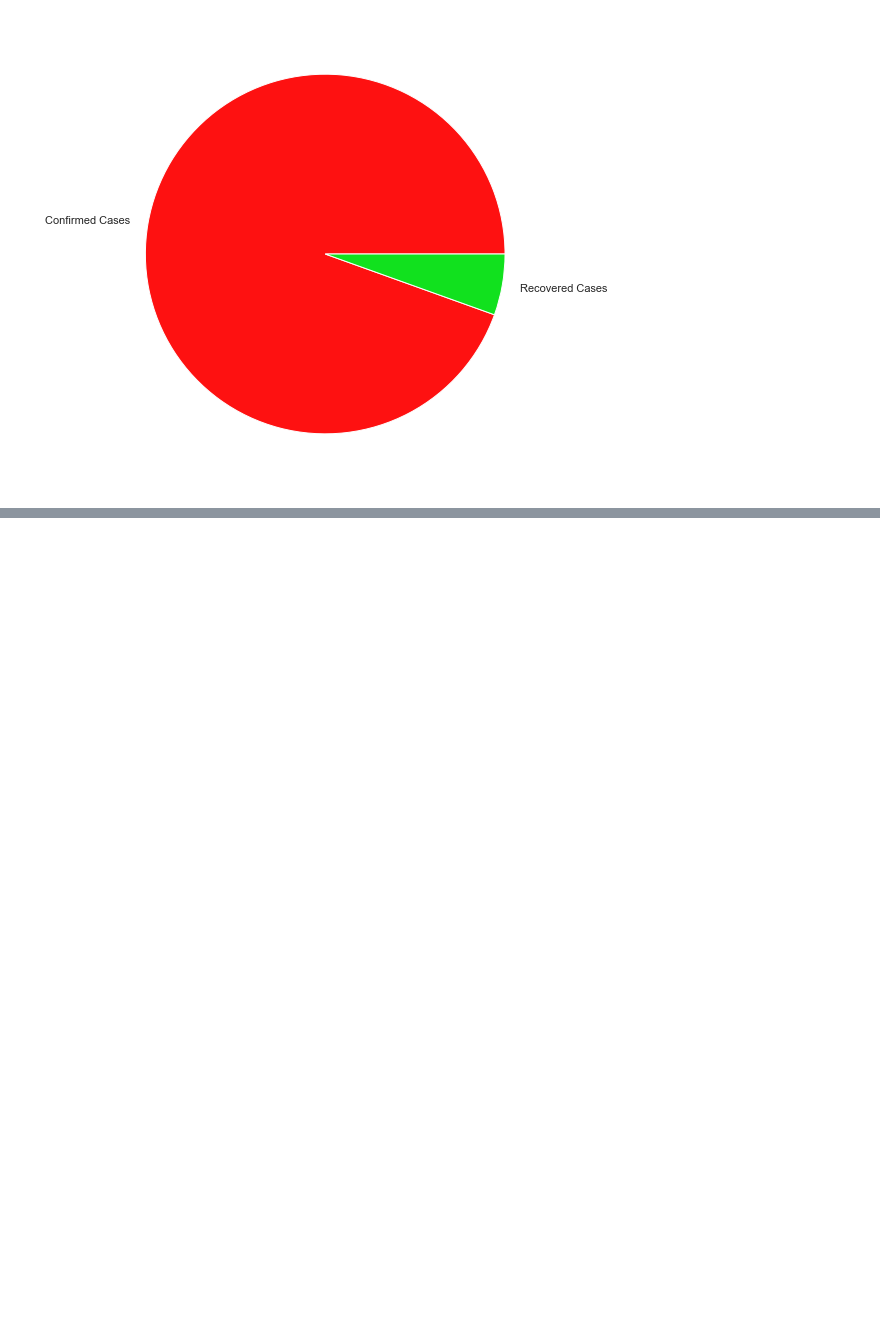
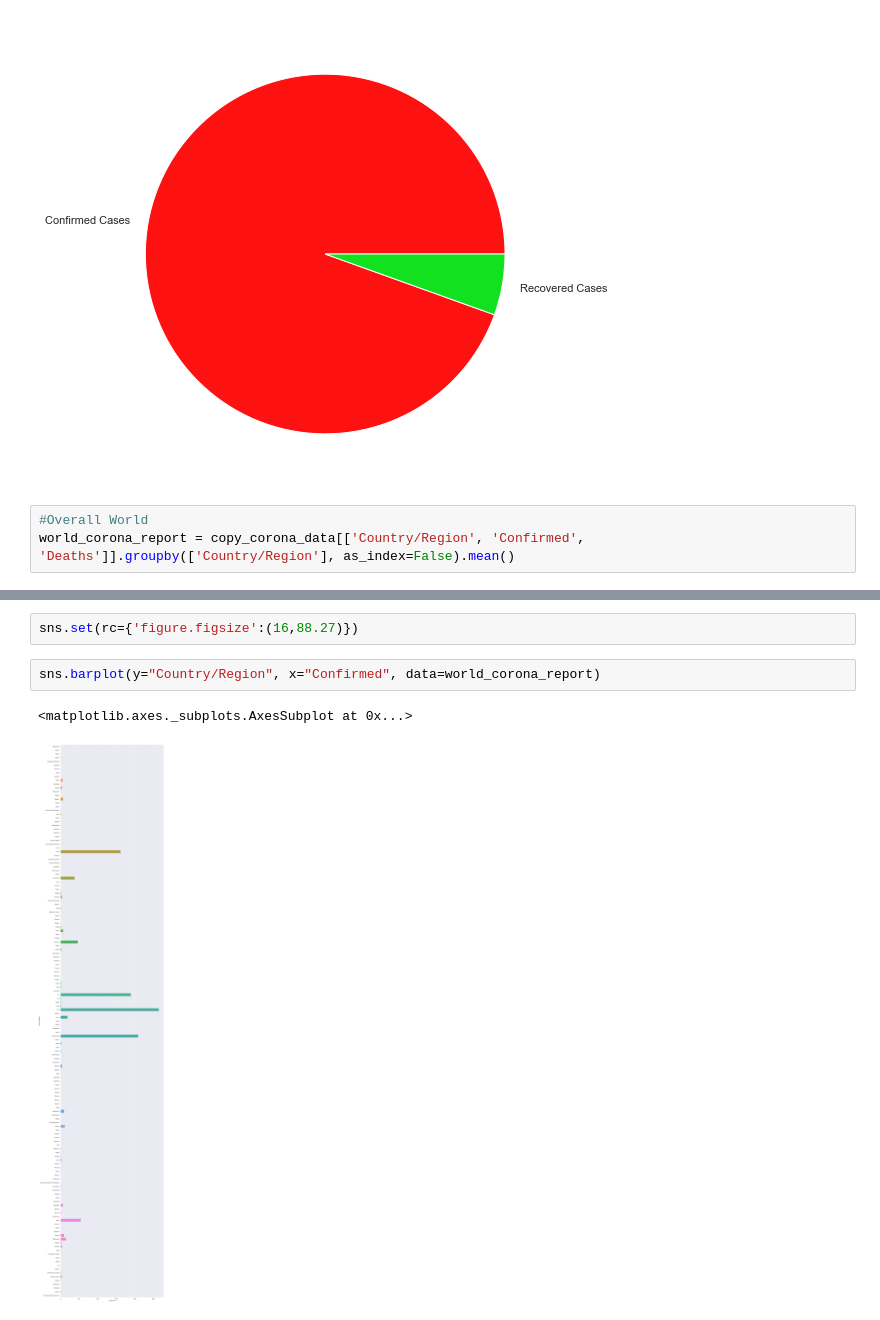
Before and after one commit to talha915/COVID19, a Jupyter notebook: CoronaVirusPrediction.ipynb, the cells around one changed output, grey strips where cells are left out. Cells and saved outputs as stored; diff of their text form; blank space fills up the shorter version.

Commit message:
Overall World

```diff
--- a/CoronaVirusPrediction.ipynb
+++ b/CoronaVirusPrediction.ipynb
@@ -78,3 +78,6 @@ plt.pie(data, labels=labels, colors=colors)
  [Text(-1.0837078931718924, 0.1886191991207102, 'Confirmed Cases'),
   Text(1.0837079020017935, -0.18861914838868185, 'Recovered Cases')])
 [figure]
+# %%
+#Overall World
+world_corona_report = copy_corona_data[['Country/Region', 'Confirmed', 'Deaths']].groupby(['Country/Region'], as_index=False).mean()
@@ -80,0 +105,7 @@ plt.pie(data, labels=labels, colors=colors)
+# %%
+sns.set(rc={'figure.figsize':(16,88.27)})
+# %%
+sns.barplot(y="Country/Region", x="Confirmed", data=world_corona_report)
+# %% [output]
+<matplotlib.axes._subplots.AxesSubplot at 0x...>
+[figure, added]
```
Also changed, not shown: parts of 2 cells of this notebook.
